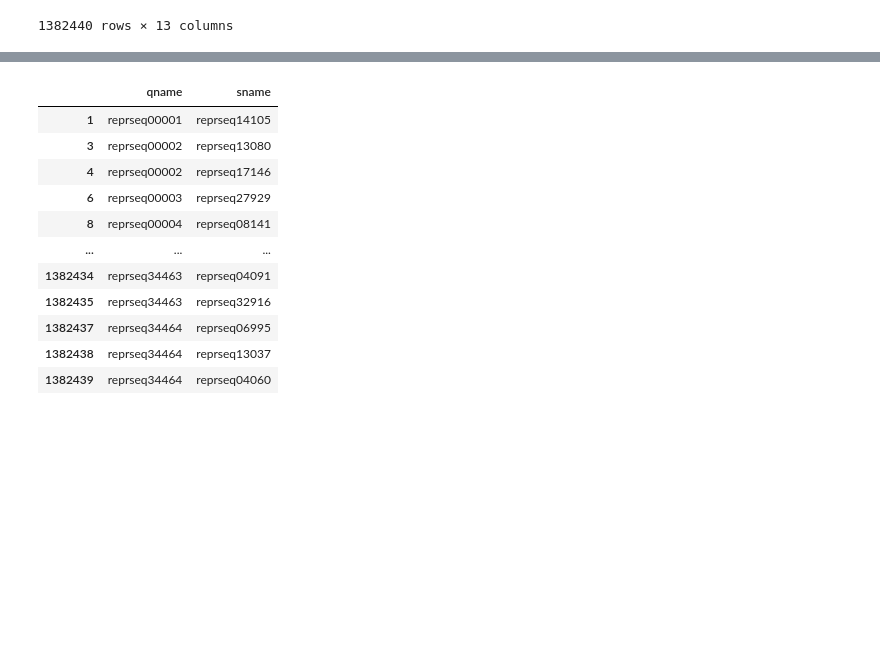
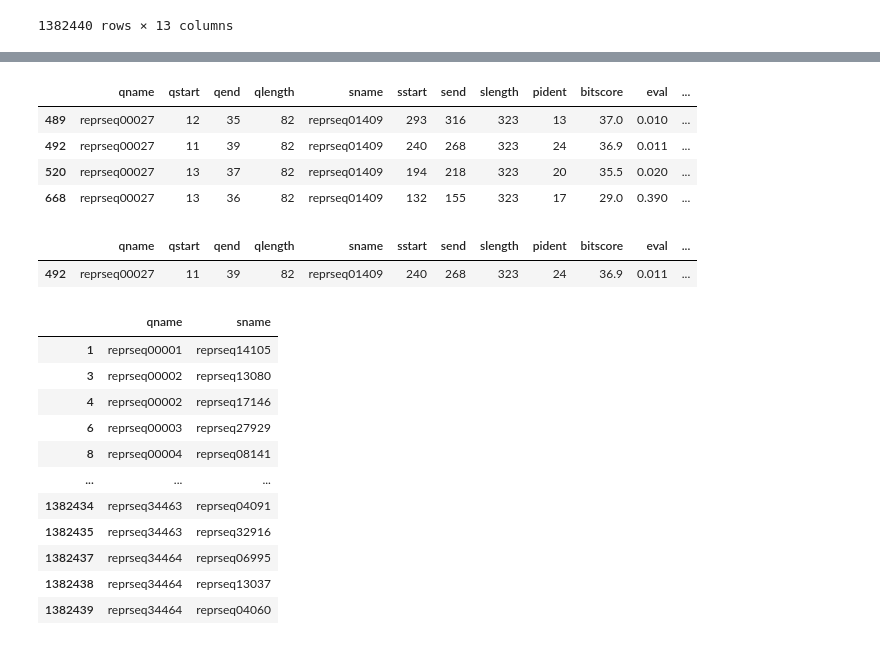
Before and after one commit to bioinf-mcb/phage-protein-modularity-data, a Jupyter notebook: pipeline/Workflow-Example.ipynb, the cells around one changed output, grey strips where cells are left out. Cells and saved outputs as stored; diff of their text form; code cells hidden in the pictures; blank space fills up the shorter version.

```diff
--- a/pipeline/Workflow-Example.ipynb
+++ b/pipeline/Workflow-Example.ipynb
@@ -237,3 +252,19 @@ table_hhr
+# %%
+# DEV
+df1 = df1.assign(qcov = lambda x: (x.qend - x.qstart + 1) / x.qlength)
+df1
+# %% [output]
+|  | qname | qstart | qend | qlength | sname | sstart | send | slength | pident | bitscore | eval | ... |
+| 489 | reprseq00027 | 12 | 35 | 82 | reprseq01409 | 293 | 316 | 323 | 13 | 37.0 | 0.010 | ... |
+| 492 | reprseq00027 | 11 | 39 | 82 | reprseq01409 | 240 | 268 | 323 | 24 | 36.9 | 0.011 | ... |
+| 520 | reprseq00027 | 13 | 37 | 82 | reprseq01409 | 194 | 218 | 323 | 20 | 35.5 | 0.020 | ... |
+| 668 | reprseq00027 | 13 | 36 | 82 | reprseq01409 | 132 | 155 | 323 | 17 | 29.0 | 0.390 | ... |
+# %%
+# DEV
+df1[df1['qcov'] == df1['qcov'].max()]
+# %% [output]
+|  | qname | qstart | qend | qlength | sname | sstart | send | slength | pident | bitscore | eval | ... |
+| 492 | reprseq00027 | 11 | 39 | 82 | reprseq01409 | 240 | 268 | 323 | 24 | 36.9 | 0.011 | ... |
 # %%
 ## get unique pairs
 ## get from table_hhr qname-sname unique pairs of ids
```
Also changed, not shown: parts of 3 cells of this notebook, 10 other files.
